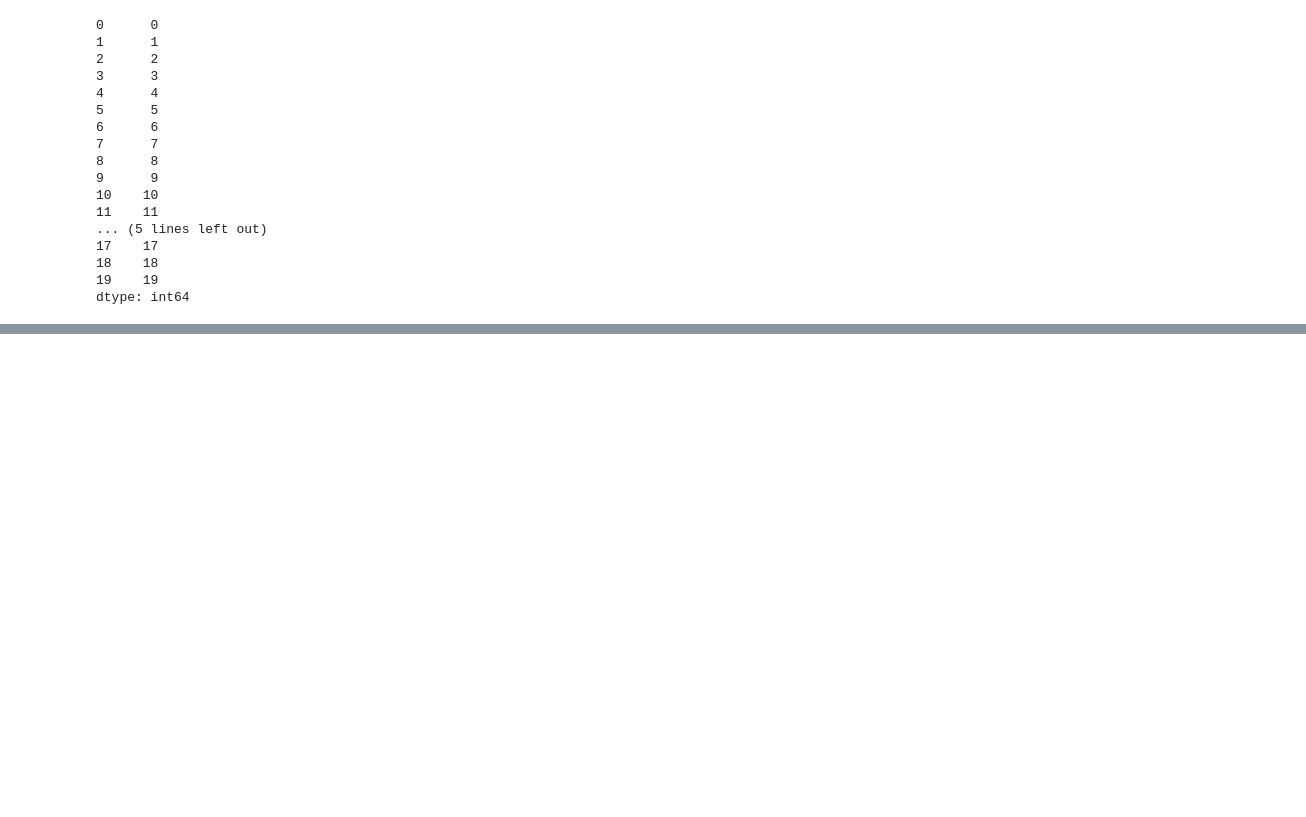
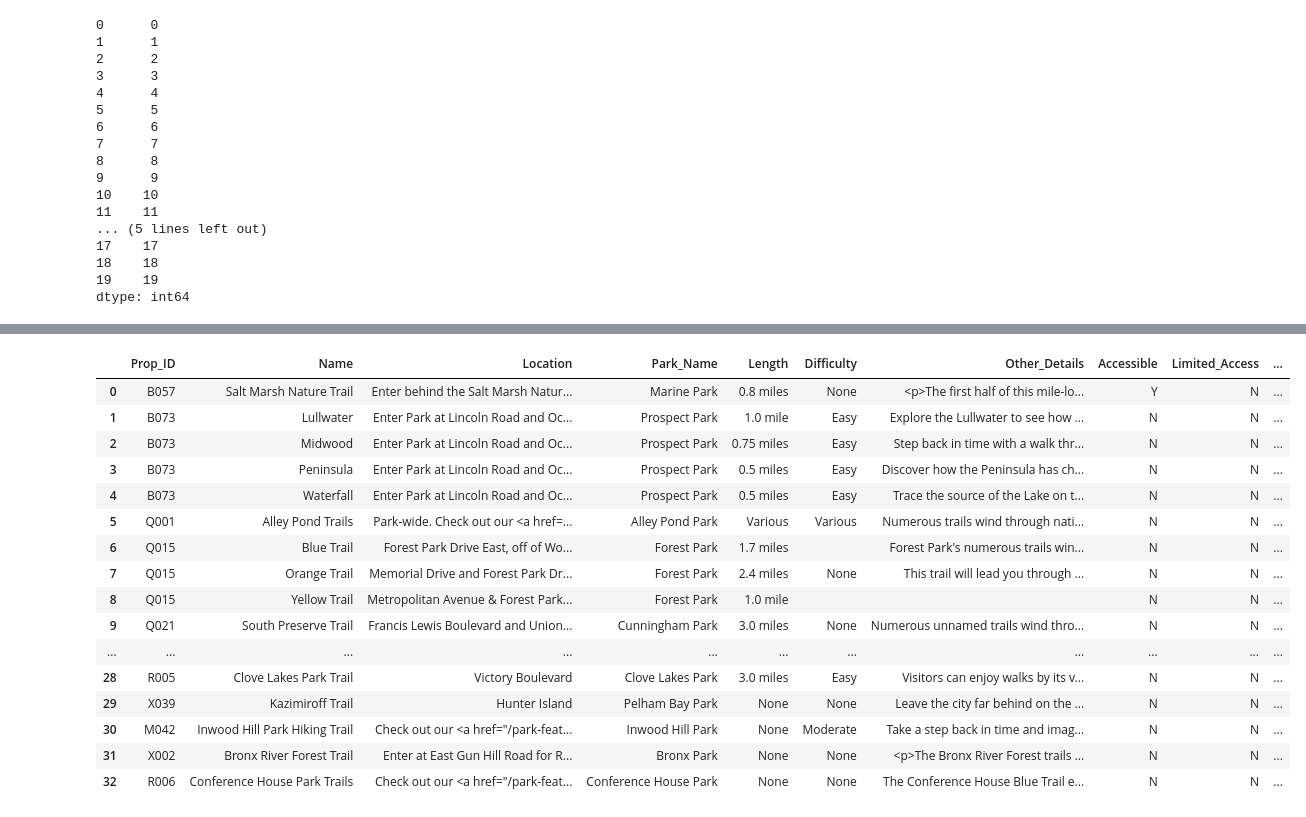
Before and after one commit to ibrahimediz/DeepLearningFundamentals, a Jupyter notebook: Egzersiz/Hatice/01_03_MissingData.ipynb, the cells around one changed output, grey strips where cells are left out. Drawn from its saved outputs; the diff is of its cells as text; code cells hidden in the pictures; blank space fills up the shorter version.

```diff
--- a/Egzersiz/Hatice/01_03_MissingData.ipynb
+++ b/Egzersiz/Hatice/01_03_MissingData.ipynb
@@ -240,0 +239,3 @@ dtype: int64
+# %%
+df = pd.read_json("/workspace/DeepLearningFundamentals/hiking.json")
+df.head()
@@ -240,0 +249,20 @@ dtype: int64
+# %%
+df
+# %% [output]
+|  | Prop_ID | Name | Location | Park_Name | Length | Difficulty | Other_Details | Accessible | Limited_Access | ... |
+| 0 | B057 | Salt Marsh Nature Trail | Enter behind the Salt Marsh Natur... | Marine Park | 0.8 miles | None | <p>The first half of this mile-lo... | Y | N | ... |
+| 1 | B073 | Lullwater | Enter Park at Lincoln Road and Oc... | Prospect Park | 1.0 mile | Easy | Explore the Lullwater to see how ... | N | N | ... |
+| 2 | B073 | Midwood | Enter Park at Lincoln Road and Oc... | Prospect Park | 0.75 miles | Easy | Step back in time with a walk thr... | N | N | ... |
+| 3 | B073 | Peninsula | Enter Park at Lincoln Road and Oc... | Prospect Park | 0.5 miles | Easy | Discover how the Peninsula has ch... | N | N | ... |
+| 4 | B073 | Waterfall | Enter Park at Lincoln Road and Oc... | Prospect Park | 0.5 miles | Easy | Trace the source of the Lake on t... | N | N | ... |
+| 5 | Q001 | Alley Pond Trails | Park-wide. Check out our <a href=... | Alley Pond Park | Various | Various | Numerous trails wind through nati... | N | N | ... |
+| 6 | Q015 | Blue Trail | Forest Park Drive East, off of Wo... | Forest Park | 1.7 miles |  | Forest Park's numerous trails win... | N | N | ... |
+| 7 | Q015 | Orange Trail | Memorial Drive and Forest Park Dr... | Forest Park | 2.4 miles | None | This trail will lead you through ... | N | N | ... |
+| 8 | Q015 | Yellow Trail | Metropolitan Avenue & Forest Park... | Forest Park | 1.0 mile |  |  | N | N | ... |
+| 9 | Q021 | South Preserve Trail | Francis Lewis Boulevard and Union... | Cunningham Park | 3.0 miles | None | Numerous unnamed trails wind thro... | N | N | ... |
+| ... | ... | ... | ... | ... | ... | ... | ... | ... | ... | ... |
+| 28 | R005 | Clove Lakes Park Trail | Victory Boulevard | Clove Lakes Park | 3.0 miles | Easy | Visitors can enjoy walks by its v... | N | N | ... |
+| 29 | X039 | Kazimiroff Trail | Hunter Island | Pelham Bay Park | None | None | Leave the city far behind on the ... | N | N | ... |
+| 30 | M042 | Inwood Hill Park Hiking Trail | Check out our <a href="/park-feat... | Inwood Hill Park | None | Moderate | Take a step back in time and imag... | N | N | ... |
+| 31 | X002 | Bronx River Forest Trail | Enter at East Gun Hill Road for R... | Bronx Park | None | None | <p>The Bronx River Forest trails ... | N | N | ... |
+| 32 | R006 | Conference House Park Trails | Check out our <a href="/park-feat... | Conference House Park | None | None | The Conference House Blue Trail e... | N | N | ... |
```
Also changed, not shown: parts of 17 cells of this notebook, 27 other files.
